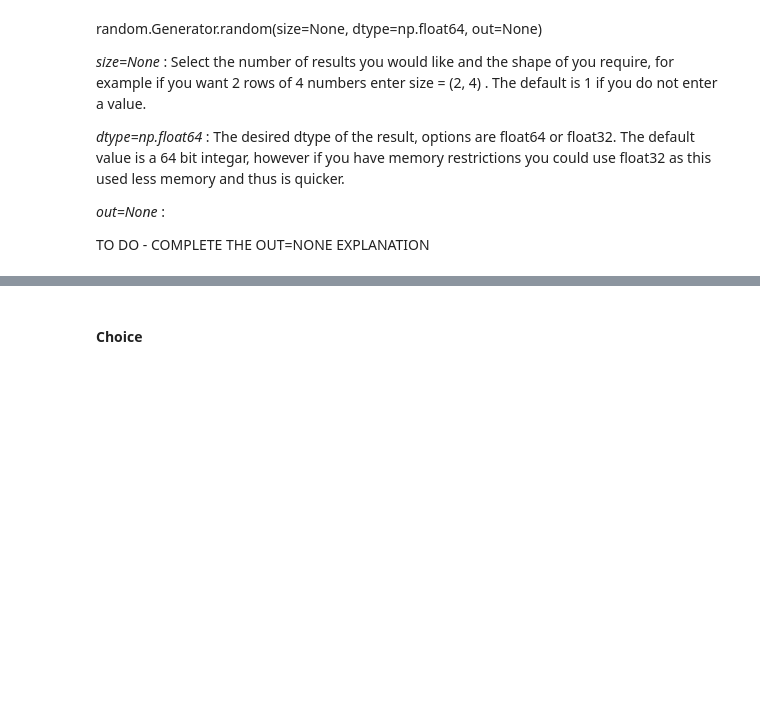
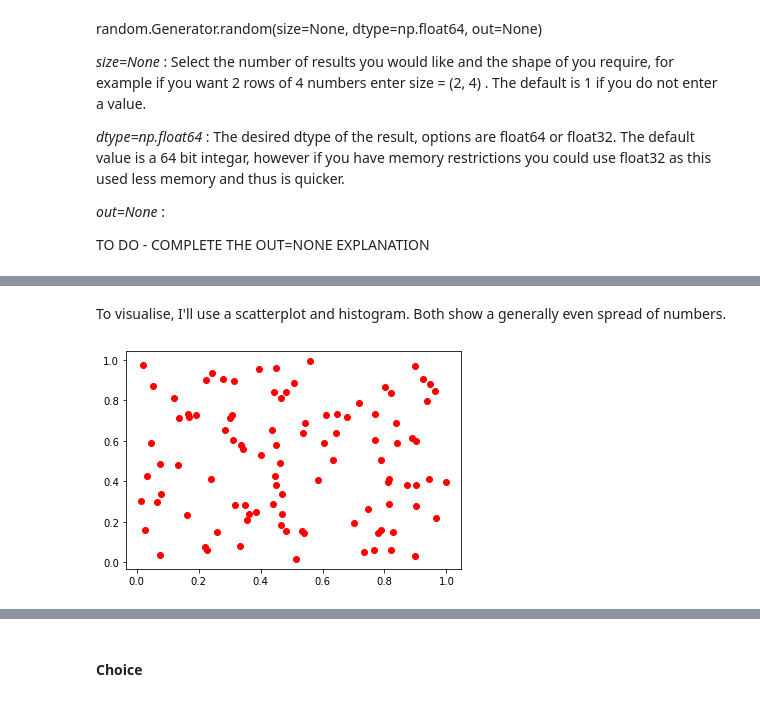
Before and after one commit to Michelleoc/programming-for-data-analysis-assignment, a Jupyter notebook: numpy-random-assignment.ipynb, the cells around one changed output, grey strips where cells are left out. Saved outputs shown, nothing was run; the diff lists cells and outputs as text; code cells hidden in the pictures; blank space fills up the shorter version.

```diff
--- a/numpy-random-assignment.ipynb
+++ b/numpy-random-assignment.ipynb
@@ -148,0 +159,11 @@ array([[0.22954571, 0.3899777 , 0.6147181 , 0.5516939 ],
+# %% [markdown]
+To visualise, I'll use a scatterplot and histogram. Both show a generally even spread of numbers.
+# %%
+rng = np.random.default_rng()
+x = rng.random(size=(100))
+y = rng.random(size=(100))
+plt.scatter(x, y, c='r')
+plt.show()
+# https://www.codingem.com/scatter-plots-in-python/
+# %% [output]
+[figure, added]
```
Also changed, not shown: parts of 47 cells of this notebook.
